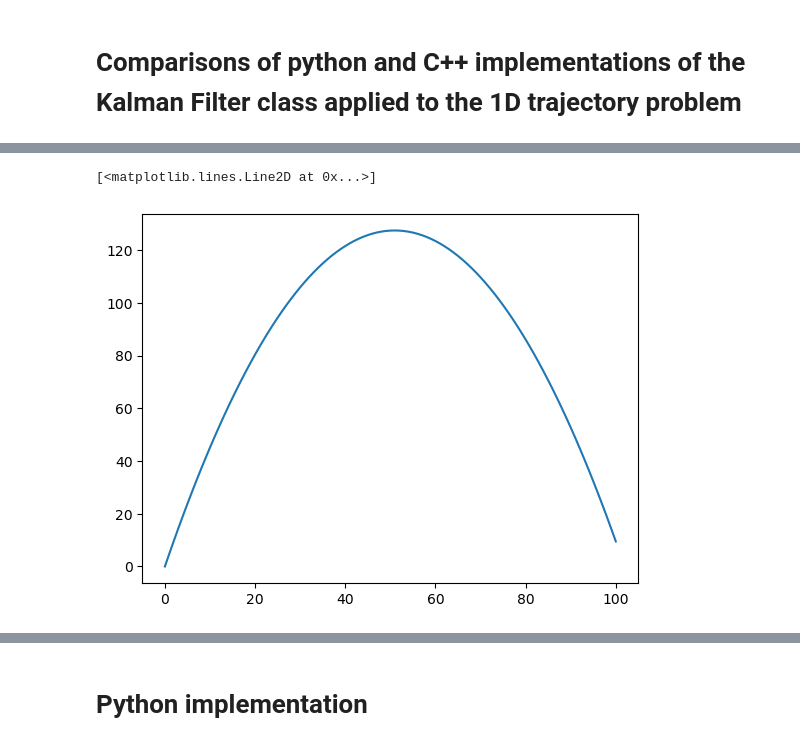
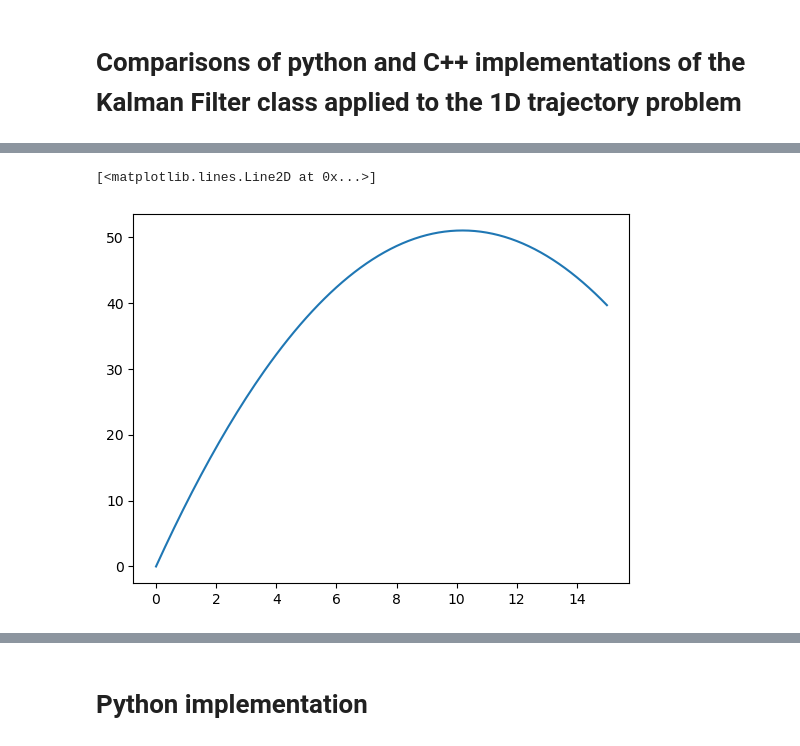
Before and after one commit to anthonypetertc/KalmanFilter, a Jupyter notebook: src/py-cpp-comparison.ipynb, the cells around one changed output, grey strips where cells are left out. Cells and saved outputs as stored; diff of their text form; code cells hidden in the pictures.

```diff
--- a/src/py-cpp-comparison.ipynb
+++ b/src/py-cpp-comparison.ipynb
@@ -30,8 +30,9 @@ cpp_data.head()
 # %%
-plt.plot(cpp_data['true'])
+# plot the true dynamics
+plt.plot(cpp_data['time'], cpp_data['true'])
 # %% [output]
 [<matplotlib.lines.Line2D at 0x...>]
-[figure, old version]
+[figure, new version]
 # %%
 # plot the cpp filter results
 
```
Also changed, not shown: parts of 7 cells of this notebook, 14 other files.
